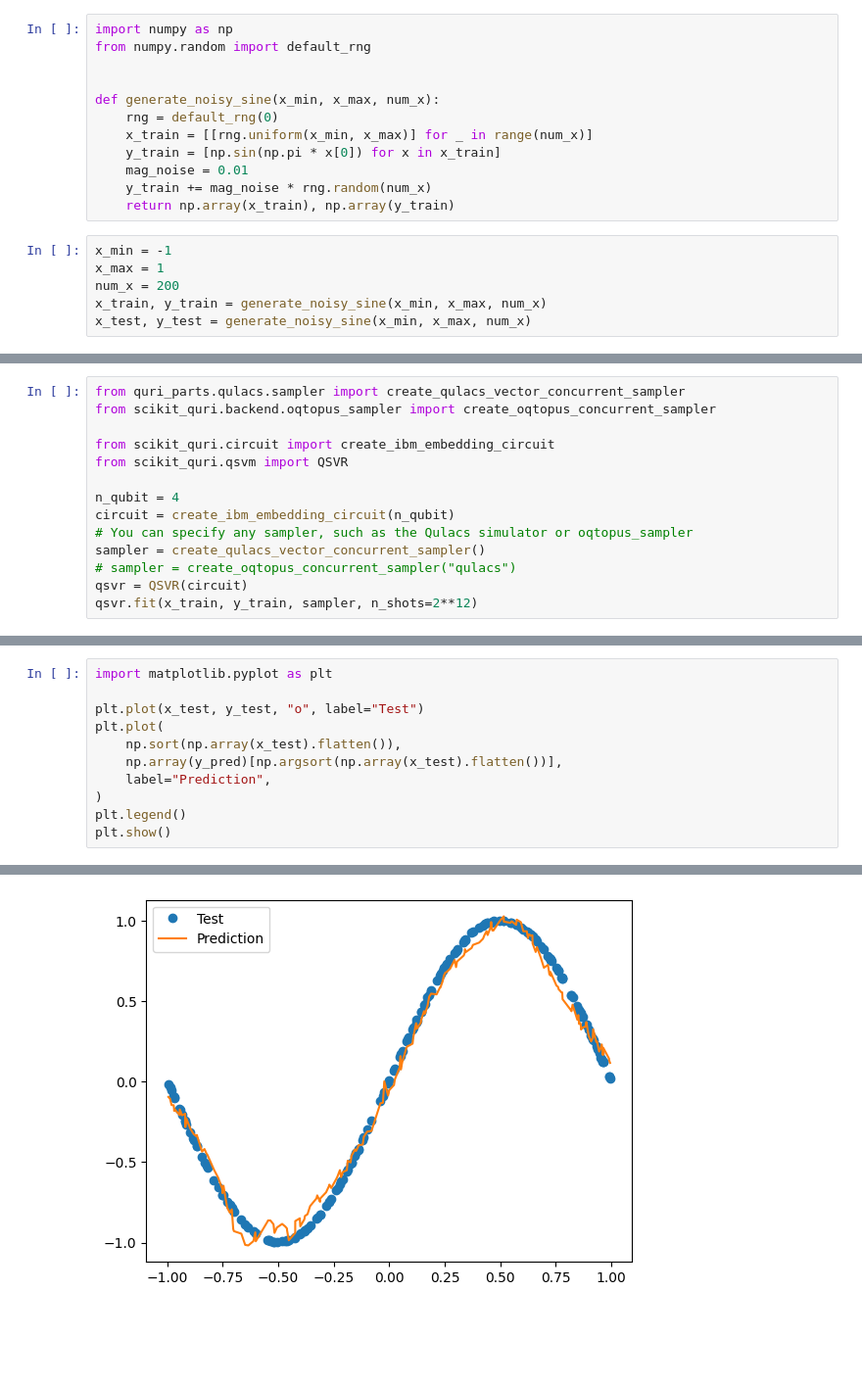
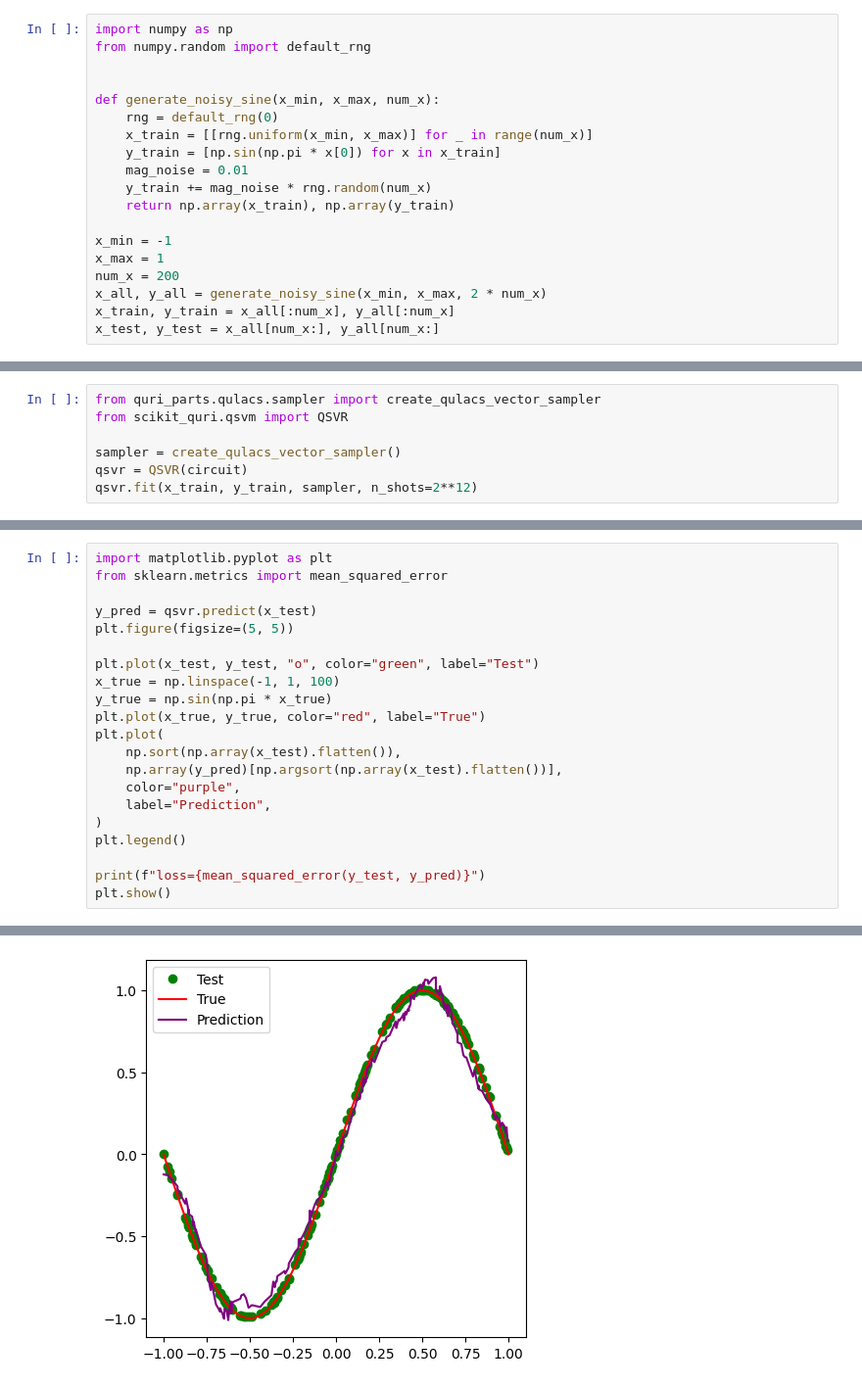
Before and after one commit to Qulacs-Osaka/scikit-quri, a Jupyter notebook: samples/sample_qsvr.ipynb, the cells around one changed output, grey strips where cells are left out. Shown at 98% size. Drawn from its saved outputs; the diff is of its cells as text; blank space fills up the shorter version.

```diff
--- a/samples/sample_qsvr.ipynb
+++ b/samples/sample_qsvr.ipynb
@@ -14,9 +32,10 @@ def generate_noisy_sine(x_min, x_max, num_x):
     mag_noise = 0.01
     y_train += mag_noise * rng.random(num_x)
     return np.array(x_train), np.array(y_train)
+
+x_min = -1
+x_max = 1
+num_x = 200
+x_all, y_all = generate_noisy_sine(x_min, x_max, 2 * num_x)
+x_train, y_train = x_all[:num_x], y_all[:num_x]
+x_test, y_test = x_all[num_x:], y_all[num_x:]
-# %%
-x_min = -1
-x_max = 1
-num_x = 200
-x_train, y_train = generate_noisy_sine(x_min, x_max, num_x)
-x_test, y_test = generate_noisy_sine(x_min, x_max, num_x)
@@ -25,14 +97,7 @@ x_test, y_test = generate_noisy_sine(x_min, x_max, num_x)
 # %%
-from quri_parts.qulacs.sampler import create_qulacs_vector_concurrent_sampler
-from scikit_quri.backend.oqtopus_sampler import create_oqtopus_concurrent_sampler
-
-from scikit_quri.circuit import create_ibm_embedding_circuit
+from quri_parts.qulacs.sampler import create_qulacs_vector_sampler
 from scikit_quri.qsvm import QSVR
 
-n_qubit = 4
-circuit = create_ibm_embedding_circuit(n_qubit)
-# You can specify any sampler, such as the Qulacs simulator or oqtopus_sampler
-sampler = create_qulacs_vector_concurrent_sampler()
-# sampler = create_oqtopus_concurrent_sampler("qulacs")
+sampler = create_qulacs_vector_sampler()
 qsvr = QSVR(circuit)
 qsvr.fit(x_train, y_train, sampler, n_shots=2**12)
@@ -45,12 +124,22 @@ y_pred = qsvr.predict(x_test)
 # %%
 import matplotlib.pyplot as plt
+from sklearn.metrics import mean_squared_error
 
-plt.plot(x_test, y_test, "o", label="Test")
+y_pred = qsvr.predict(x_test)
+plt.figure(figsize=(5, 5))
+
+plt.plot(x_test, y_test, "o", color="green", label="Test")
+x_true = np.linspace(-1, 1, 100)
+y_true = np.sin(np.pi * x_true)
+plt.plot(x_true, y_true, color="red", label="True")
 plt.plot(
     np.sort(np.array(x_test).flatten()),
     np.array(y_pred)[np.argsort(np.array(x_test).flatten())],
+    color="purple",
     label="Prediction",
 )
 plt.legend()
+
+print(f"loss={mean_squared_error(y_test, y_pred)}")
 plt.show()
 # %% [output]
@@ -57 +148 @@ plt.show()
-[figure, old version]
+[figure, new version]
```
Also changed, not shown: parts of 18 cells of this notebook, 5 other files.
